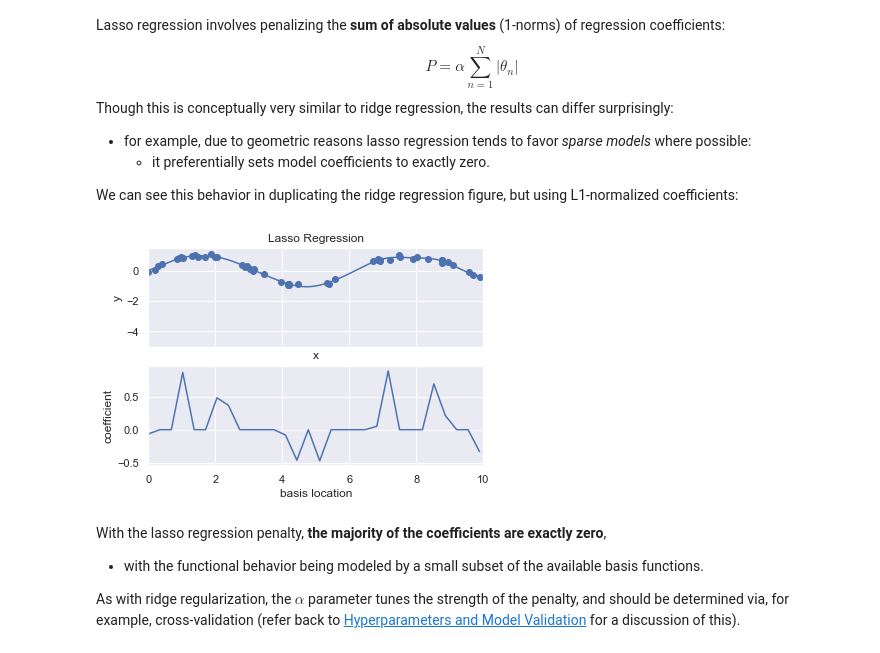
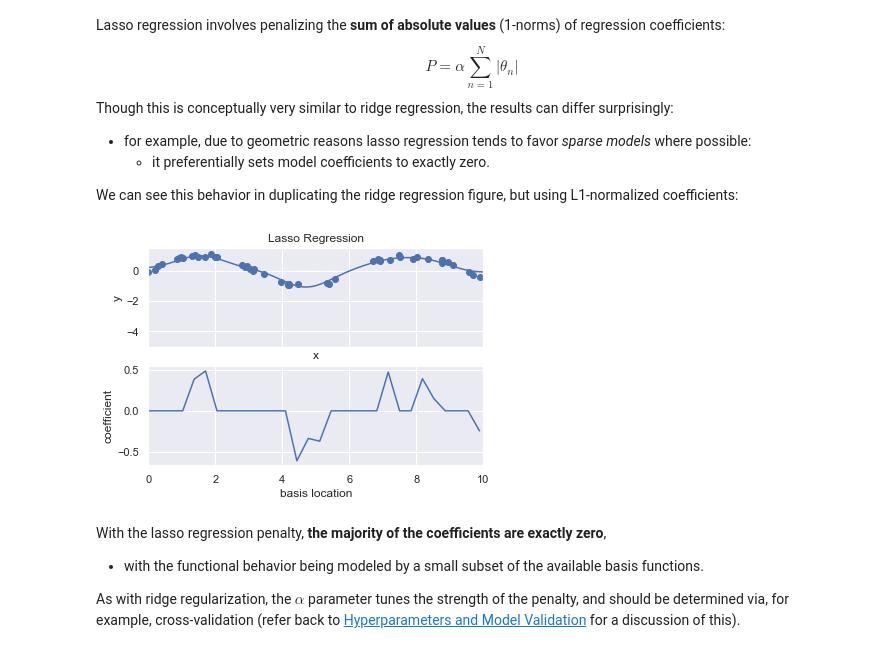
Before and after one commit to SocratesClub/machine-learning, a Jupyter notebook: 09.06-Linear-Regression.ipynb, the cells around one changed output. Drawn from its saved outputs; the diff is of its cells as text; code cells hidden in the pictures.

```diff
--- a/09.06-Linear-Regression.ipynb
+++ b/09.06-Linear-Regression.ipynb
@@ -361,10 +361,10 @@ Though this is conceptually very similar to ridge regression, the results can di
 We can see this behavior in duplicating the ridge regression figure, but using L1-normalized coefficients:
 # %%
 from sklearn.linear_model import Lasso
-model = make_pipeline(GaussianFeatures(30), Lasso(alpha=0.001))
+model = make_pipeline(GaussianFeatures(30), Lasso(alpha=0.01))
 basis_plot(model, title='Lasso Regression')
 # %% [output]
-[figure, old version]
+[figure, new version]
 # %% [markdown]
 With the lasso regression penalty, **the majority of the coefficients are exactly zero**,
 - with the functional behavior being modeled by a small subset of the available basis functions.
```
Also changed, not shown: 29 other files.
